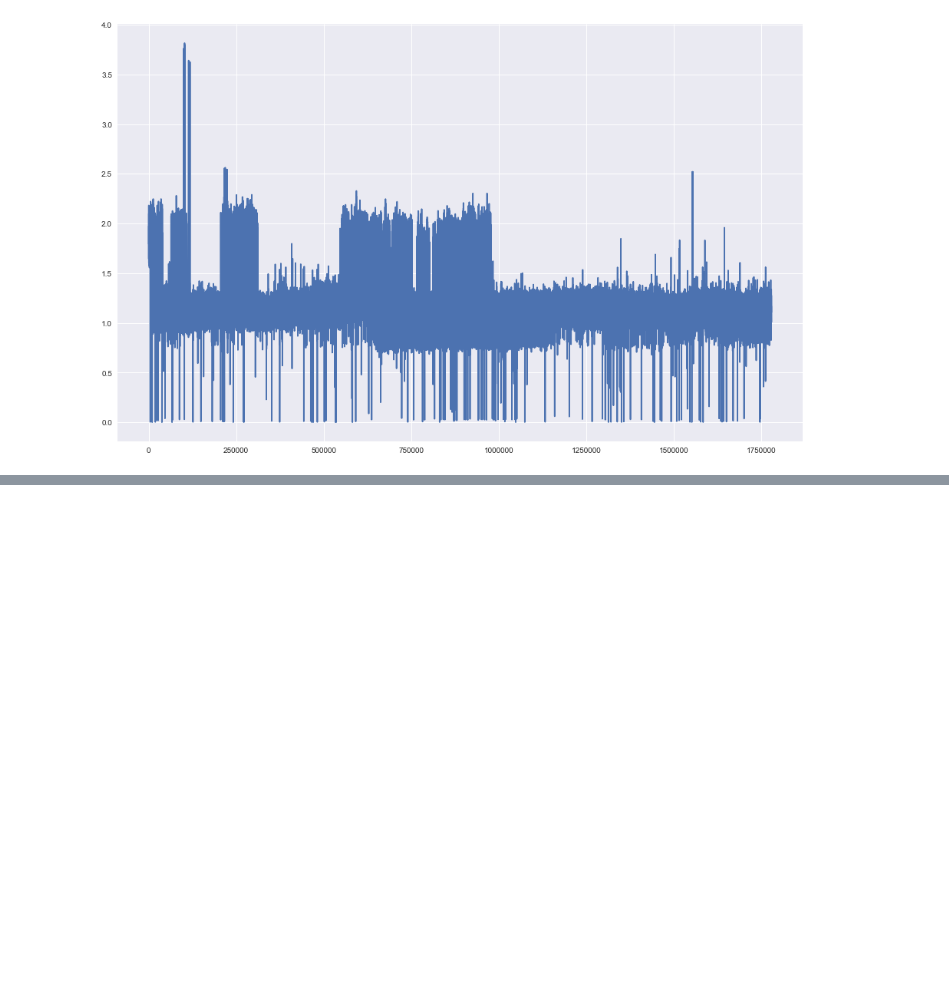
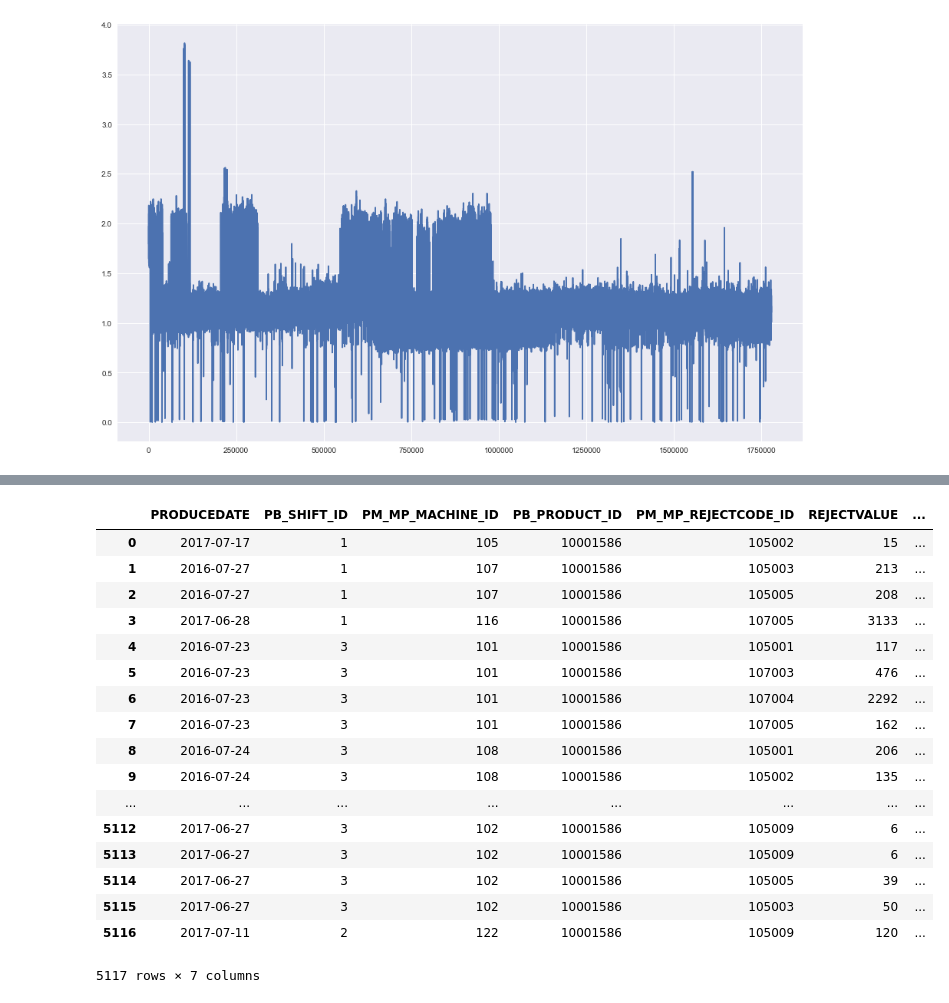
Before and after one commit to zzhhoubin/pydata, a Jupyter notebook: datasets/ncicbj/数据分析.ipynb, the cells around one changed output, grey strips where cells are left out. Saved outputs shown, nothing was run; the diff lists cells and outputs as text; code cells hidden in the pictures; blank space fills up the shorter version.

```diff
--- a/datasets/ncicbj/数据分析.ipynb
+++ b/datasets/ncicbj/数据分析.ipynb
@@ -484,0 +613,22 @@ plt.show()
+# %%
+tb23 = pd.merge(tb_23, rejectname, how='left')[['PRODUCEDATE', 'PB_SHIFT_ID', 'PM_MP_MACHINE_ID', 'PB_PRODUCT_ID', 'PM_MP_REJECTCODE_ID', 'REJECTVALUE', 'REJECTNAME']]
+tb23
+# %% [output]
+|  | PRODUCEDATE | PB_SHIFT_ID | PM_MP_MACHINE_ID | PB_PRODUCT_ID | PM_MP_REJECTCODE_ID | REJECTVALUE | ... |
+| 0 | 2017-07-17 | 1 | 105 | 10001586 | 105002 | 15 | ... |
+| 1 | 2016-07-27 | 1 | 107 | 10001586 | 105003 | 213 | ... |
+| 2 | 2016-07-27 | 1 | 107 | 10001586 | 105005 | 208 | ... |
+| 3 | 2017-06-28 | 1 | 116 | 10001586 | 107005 | 3133 | ... |
+| 4 | 2016-07-23 | 3 | 101 | 10001586 | 105001 | 117 | ... |
+| 5 | 2016-07-23 | 3 | 101 | 10001586 | 107003 | 476 | ... |
+| 6 | 2016-07-23 | 3 | 101 | 10001586 | 107004 | 2292 | ... |
+| 7 | 2016-07-23 | 3 | 101 | 10001586 | 107005 | 162 | ... |
+| 8 | 2016-07-24 | 3 | 108 | 10001586 | 105001 | 206 | ... |
+| 9 | 2016-07-24 | 3 | 108 | 10001586 | 105002 | 135 | ... |
+| ... | ... | ... | ... | ... | ... | ... | ... |
+| 5112 | 2017-06-27 | 3 | 102 | 10001586 | 105009 | 6 | ... |
+| 5113 | 2017-06-27 | 3 | 102 | 10001586 | 105009 | 6 | ... |
+| 5114 | 2017-06-27 | 3 | 102 | 10001586 | 105005 | 39 | ... |
+| 5115 | 2017-06-27 | 3 | 102 | 10001586 | 105003 | 50 | ... |
+| 5116 | 2017-07-11 | 2 | 122 | 10001586 | 105009 | 120 | ... |
+5117 rows × 7 columns
```
Also changed, not shown: parts of 8 cells of this notebook.
